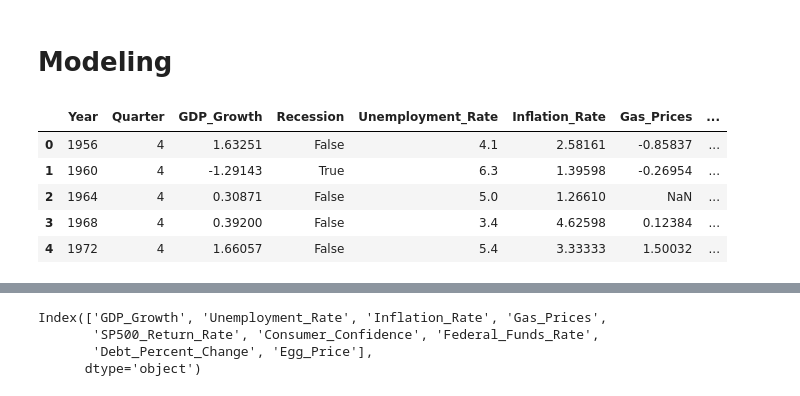
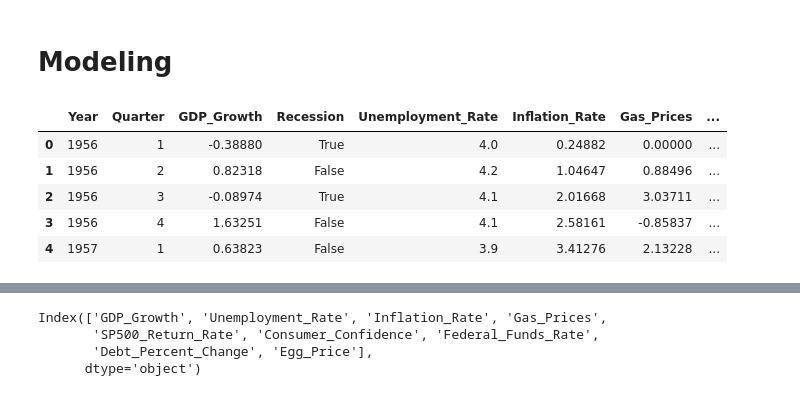
Before and after one commit to ernbilen/Data400_Spring25, a Jupyter notebook: SidLamsal-MiniProject/MiniProjectCode/MiniProjectNotebook.ipynb, the cells around one changed output, grey strips where cells are left out. Cells and saved outputs as stored; diff of their text form; code cells hidden in the pictures.

```diff
--- a/SidLamsal-MiniProject/MiniProjectCode/MiniProjectNotebook.ipynb
+++ b/SidLamsal-MiniProject/MiniProjectCode/MiniProjectNotebook.ipynb
@@ -851,15 +882,22 @@ import pandas as pd
 import statsmodels.api as sm
 from sklearn.linear_model import LogisticRegression
 from sklearn.metrics import accuracy_score, classification_report, r2_score
-# %%
-# Load the final datasets
-final_economic_data = pd.read_csv('final_economic_data.csv')
-final_election_results = pd.read_csv('final_election_results.csv')
-final_election_results.head()
-# %% [output]
-|  | Year | Quarter | GDP_Growth | Recession | Unemployment_Rate | Inflation_Rate | Gas_Prices | ... |
-| 0 | 1956 | 4 | 1.63251 | False | 4.1 | 2.58161 | -0.85837 | ... |
-| 1 | 1960 | 4 | -1.29143 | True | 6.3 | 1.39598 | -0.26954 | ... |
-| 2 | 1964 | 4 | 0.30871 | False | 5.0 | 1.26610 | NaN | ... |
-| 3 | 1968 | 4 | 0.39200 | False | 3.4 | 4.62598 | 0.12384 | ... |
-| 4 | 1972 | 4 | 1.66057 | False | 5.4 | 3.33333 | 1.50032 | ... |
+# %%
+# Load the final datasets
+final_economic_data = pd.read_csv('final_economic_data.csv')
+final_election_results = pd.read_csv('final_election_results.csv')
+
+nonNumericalColumns = ['Year', 'Quarter', 'President', 'President_Party', 'House_Majority', 'Senate_Majority', 'unified', 'Recession']
+
+# Display the first half of the columns
+display(final_economic_data[final_economic_data.columns[:(1+len(final_economic_data.columns)//2)]].head())
+
+# Display the second half of the columns
+display(final_economic_data[final_economic_data.columns[(1+len(final_economic_data.columns)//2):]].head())
+# %% [output]
+|  | Year | Quarter | GDP_Growth | Recession | Unemployment_Rate | Inflation_Rate | Gas_Prices | ... |
+| 0 | 1956 | 1 | -0.38880 | True | 4.0 | 0.24882 | 0.00000 | ... |
+| 1 | 1956 | 2 | 0.82318 | False | 4.2 | 1.04647 | 0.88496 | ... |
+| 2 | 1956 | 3 | -0.08974 | True | 4.1 | 2.01668 | 3.03711 | ... |
+| 3 | 1956 | 4 | 1.63251 | False | 4.1 | 2.58161 | -0.85837 | ... |
+| 4 | 1957 | 1 | 0.63823 | False | 3.9 | 3.41276 | 2.13228 | ... |
```
Also changed, not shown: parts of 8 cells of this notebook, 4 other files.
